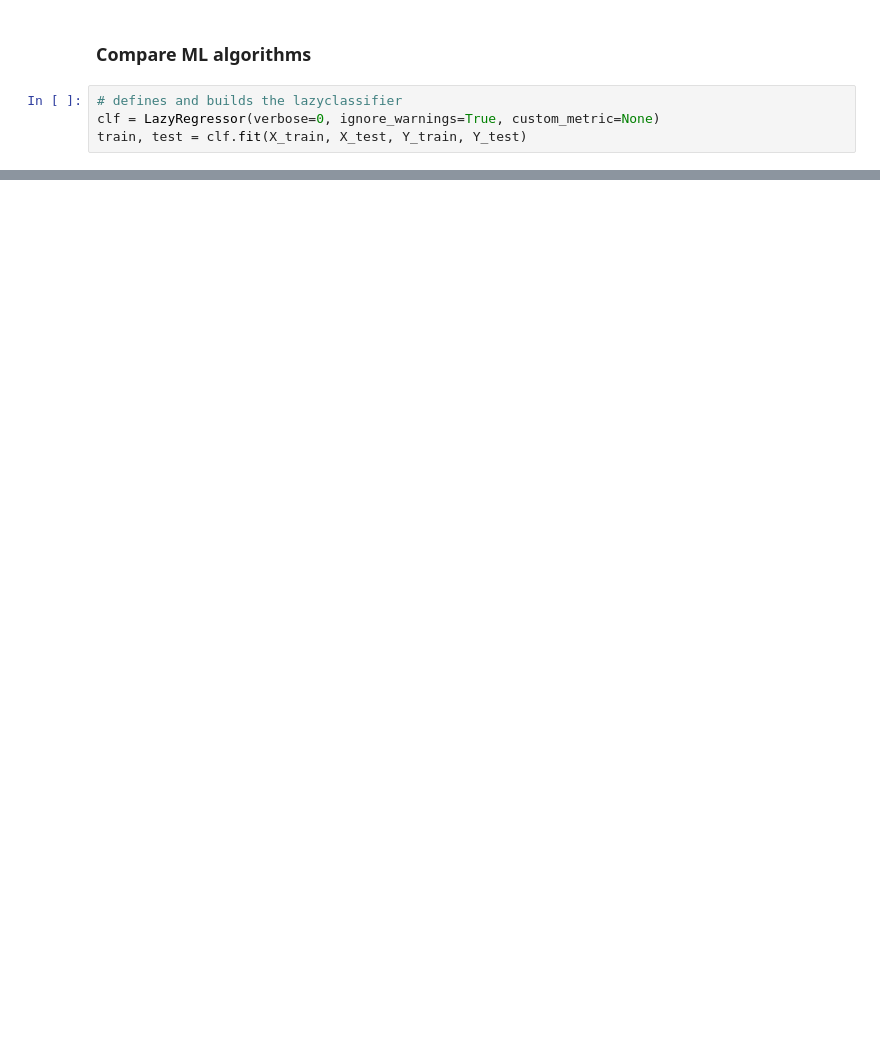
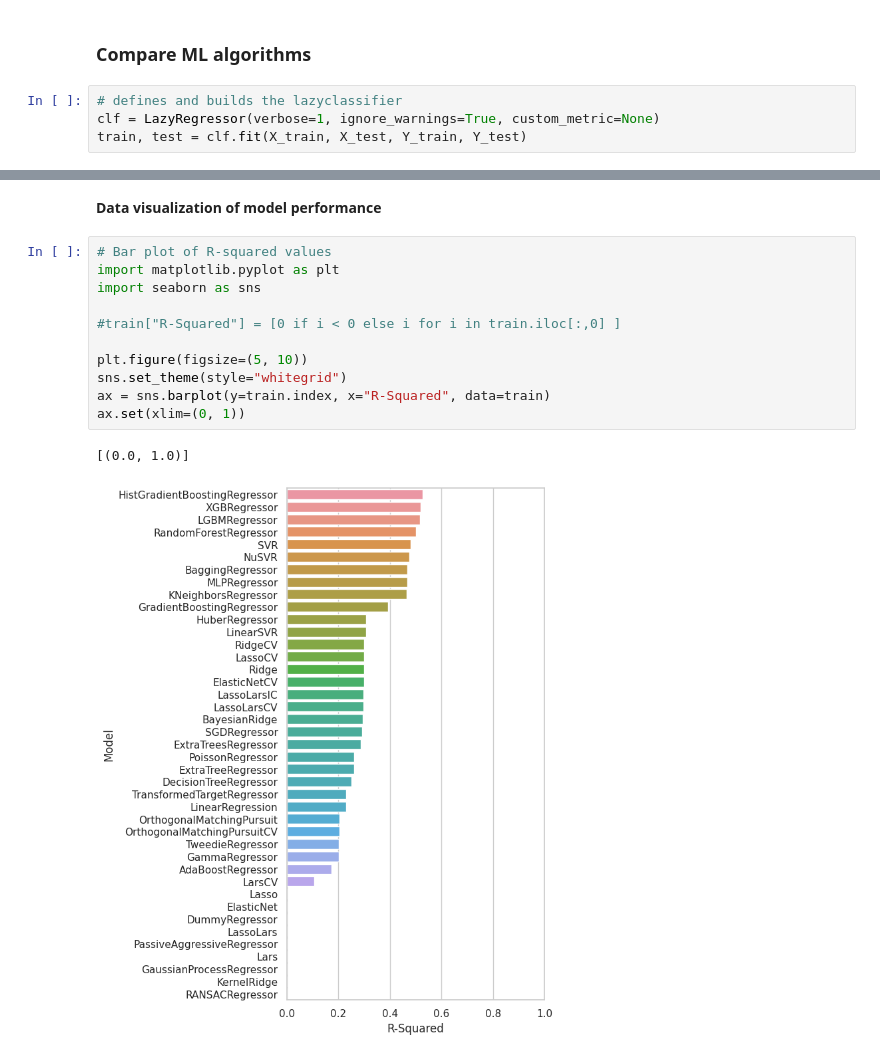
Before and after one commit to Alex-Catalin21/Bioinformatics_Project, a Jupyter notebook: acetylcholinesterase_5_compare_regressors.ipynb, the cells around one changed output, grey strips where cells are left out. Saved outputs shown, nothing was run; the diff lists cells and outputs as text; blank space fills up the shorter version.

```diff
--- a/acetylcholinesterase_5_compare_regressors.ipynb
+++ b/acetylcholinesterase_5_compare_regressors.ipynb
@@ -75,6 +104,6 @@ X_train, X_test, Y_train, Y_test = train_test_split(X, Y, test_size=0.2)
 ### **Compare ML algorithms**
 # %%
 # defines and builds the lazyclassifier
-clf = LazyRegressor(verbose=0, ignore_warnings=True, custom_metric=None)
+clf = LazyRegressor(verbose=1, ignore_warnings=True, custom_metric=None)
 train, test = clf.fit(X_train, X_test, Y_train, Y_test)
 # %% [output]
@@ -81,0 +176,16 @@ KeyboardInterrupt: ignored
+# %% [markdown]
+**Data visualization of model performance**
+# %%
+# Bar plot of R-squared values
+import matplotlib.pyplot as plt
+import seaborn as sns
+
+#train["R-Squared"] = [0 if i < 0 else i for i in train.iloc[:,0] ]
+
+plt.figure(figsize=(5, 10))
+sns.set_theme(style="whitegrid")
+ax = sns.barplot(y=train.index, x="R-Squared", data=train)
+ax.set(xlim=(0, 1))
+# %% [output]
+[(0.0, 1.0)]
+[figure, added]
```
Also changed, not shown: parts of 8 cells of this notebook.
